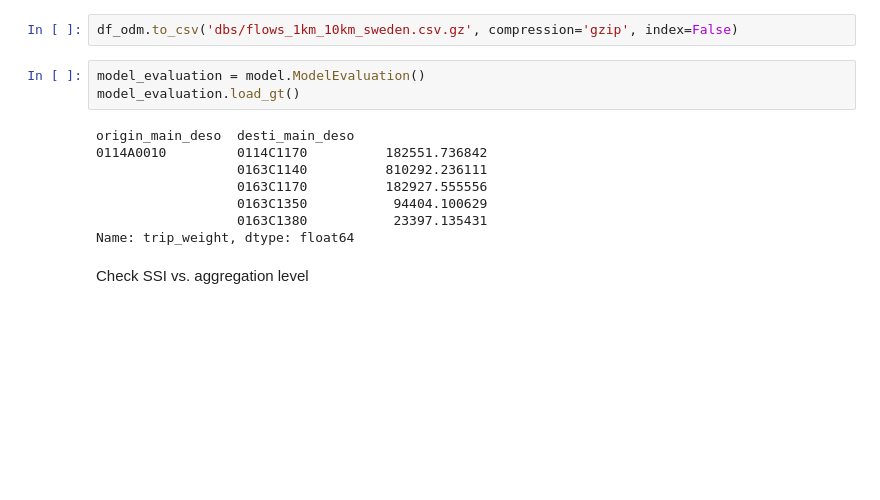
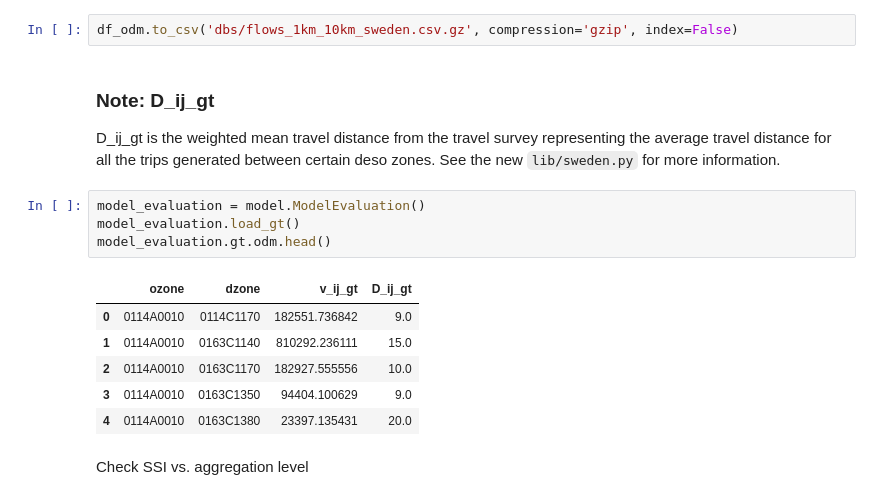
Before and after one commit to HaoCong1221/FlowsGeneration, a Jupyter notebook: src/4-flows-generation-sweden.ipynb, the cells around one changed output. Saved outputs shown, nothing was run; the diff lists cells and outputs as text; blank space fills up the shorter version.

Commit message:
add distances to flows and new ground truth data loading

```diff
--- a/src/4-flows-generation-sweden.ipynb
+++ b/src/4-flows-generation-sweden.ipynb
@@ -225,16 +221,20 @@ Set diagonal to zero.
 # %%
 df_odm.to_csv('dbs/flows_1km_10km_sweden.csv.gz', compression='gzip', index=False)
+# %% [markdown]
+### Note: D_ij_gt
+D_ij_gt is the weighted mean travel distance from the travel survey representing the average travel distance for all the trips generated
+between certain deso zones. See the new `lib/sweden.py` for more information.
 # %%
 model_evaluation = model.ModelEvaluation()
 model_evaluation.load_gt()
+model_evaluation.gt.odm.head()
 # %% [output]
-origin_main_deso  desti_main_deso
-0114A0010         0114C1170          182551.736842
-                  0163C1140          810292.236111
-                  0163C1170          182927.555556
-                  0163C1350           94404.100629
-                  0163C1380           23397.135431
-Name: trip_weight, dtype: float64
+|  | ozone | dzone | v_ij_gt | D_ij_gt |
+| 0 | 0114A0010 | 0114C1170 | 182551.736842 | 9.0 |
+| 1 | 0114A0010 | 0163C1140 | 810292.236111 | 15.0 |
+| 2 | 0114A0010 | 0163C1170 | 182927.555556 | 10.0 |
+| 3 | 0114A0010 | 0163C1350 | 94404.100629 | 9.0 |
+| 4 | 0114A0010 | 0163C1380 | 23397.135431 | 20.0 |
 # %% [markdown]
 Check SSI vs. aggregation level
 # %%
```
Also changed, not shown: parts of 6 cells of this notebook, 2 other files.
